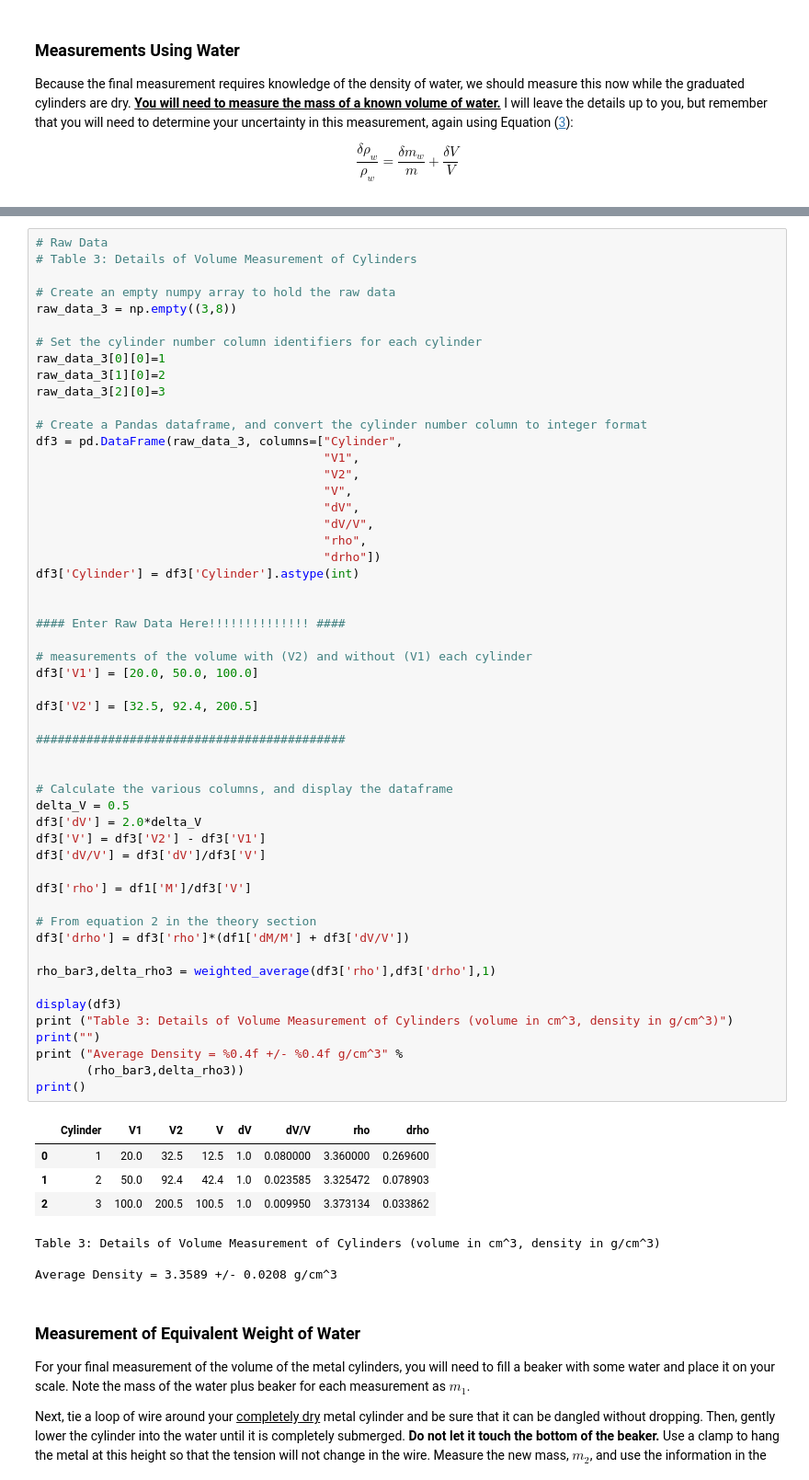
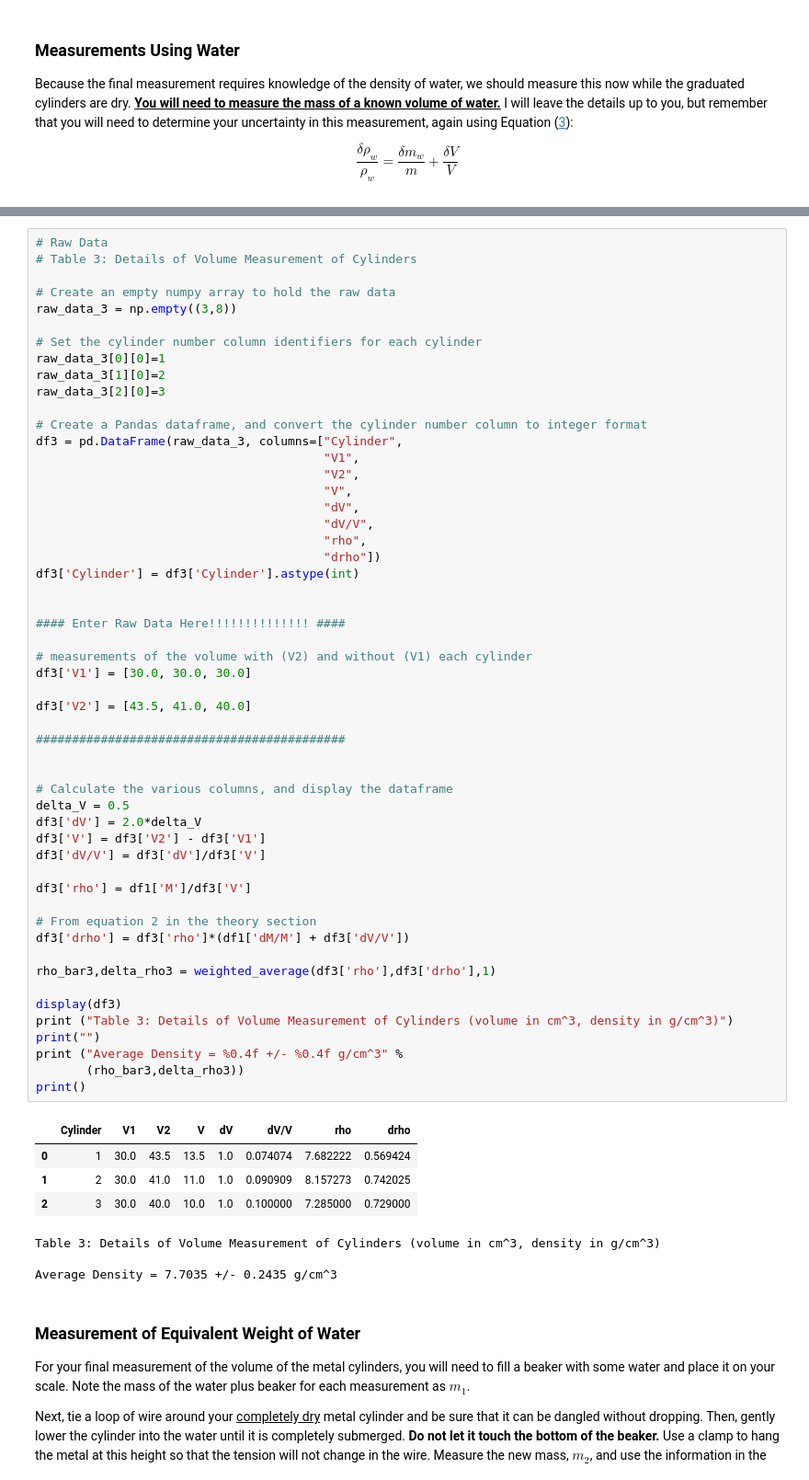
Before and after one commit to lucastyreeherrmann25-glitch/Phys201L, a Jupyter notebook: labs/Lab01_Density/Lab01_Density.ipynb, the cells around one changed output, grey strips where cells are left out. Shown at 92% size. Cells and saved outputs as stored; diff of their text form.

```diff
--- a/labs/Lab01_Density/Lab01_Density.ipynb
+++ b/labs/Lab01_Density/Lab01_Density.ipynb
@@ -489,41 +489,41 @@ df3['Cylinder'] = df3['Cylinder'].astype(int)
 
 #### Enter Raw Data Here!!!!!!!!!!!!!! ####
 
 # measurements of the volume with (V2) and without (V1) each cylinder
-df3['V1'] = [20.0, 50.0, 100.0]
+df3['V1'] = [30.0, 30.0, 30.0]
 
-df3['V2'] = [32.5, 92.4, 200.5]
+df3['V2'] = [43.5, 41.0, 40.0]
 
 ###########################################
 
 
 # Calculate the various columns, and display the dataframe
 delta_V = 0.5
 df3['dV'] = 2.0*delta_V
 df3['V'] = df3['V2'] - df3['V1']
 df3['dV/V'] = df3['dV']/df3['V']
 
 df3['rho'] = df1['M']/df3['V']
 
 # From equation 2 in the theory section
 df3['drho'] = df3['rho']*(df1['dM/M'] + df3['dV/V'])
 
 rho_bar3,delta_rho3 = weighted_average(df3['rho'],df3['drho'],1)
 
 display(df3)
 print ("Table 3: Details of Volume Measurement of Cylinders (volume in cm^3, density in g/cm^3)")
 print("")
 print ("Average Density = %0.4f +/- %0.4f g/cm^3" %
        (rho_bar3,delta_rho3))
 print()
 # %% [output]
 |  | Cylinder | V1 | V2 | V | dV | dV/V | rho | drho |
-| 0 | 1 | 20.0 | 32.5 | 12.5 | 1.0 | 0.080000 | 3.360000 | 0.269600 |
-| 1 | 2 | 50.0 | 92.4 | 42.4 | 1.0 | 0.023585 | 3.325472 | 0.078903 |
-| 2 | 3 | 100.0 | 200.5 | 100.5 | 1.0 | 0.009950 | 3.373134 | 0.033862 |
+| 0 | 1 | 30.0 | 43.5 | 13.5 | 1.0 | 0.074074 | 7.682222 | 0.569424 |
+| 1 | 2 | 30.0 | 41.0 | 11.0 | 1.0 | 0.090909 | 8.157273 | 0.742025 |
+| 2 | 3 | 30.0 | 40.0 | 10.0 | 1.0 | 0.100000 | 7.285000 | 0.729000 |
 Table 3: Details of Volume Measurement of Cylinders (volume in cm^3, density in g/cm^3)
 
-Average Density = 3.3589 +/- 0.0208 g/cm^3
+Average Density = 7.7035 +/- 0.2435 g/cm^3
 # %% [markdown]
 ### Measurement of Equivalent Weight of Water
 For your final measurement of the volume of the metal cylinders, you will need to fill a beaker with some water and place it on your scale. Note the mass of the water plus beaker for each measurement as $m_{1}$.
```
Also changed, not shown: parts of 3 cells of this notebook.
